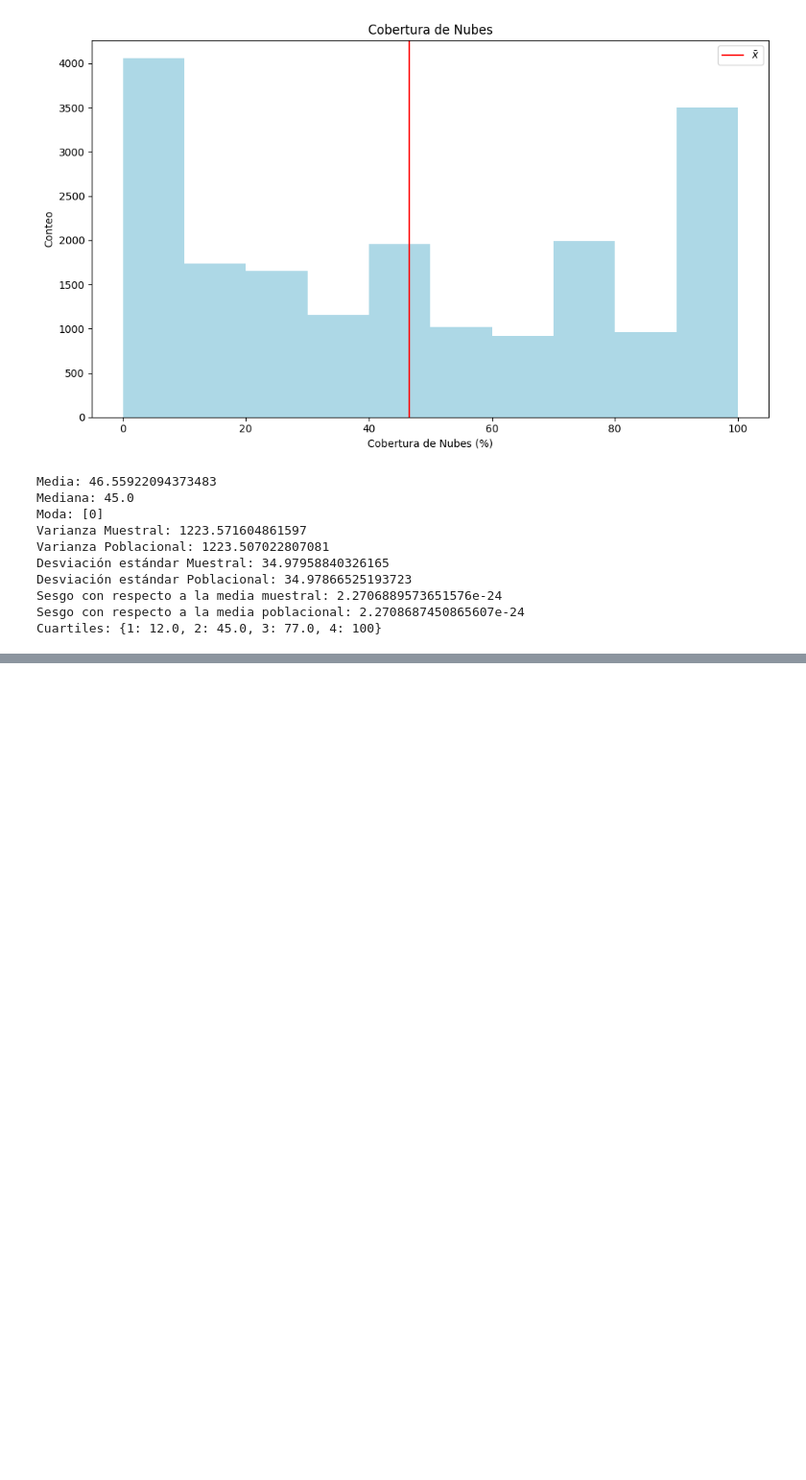
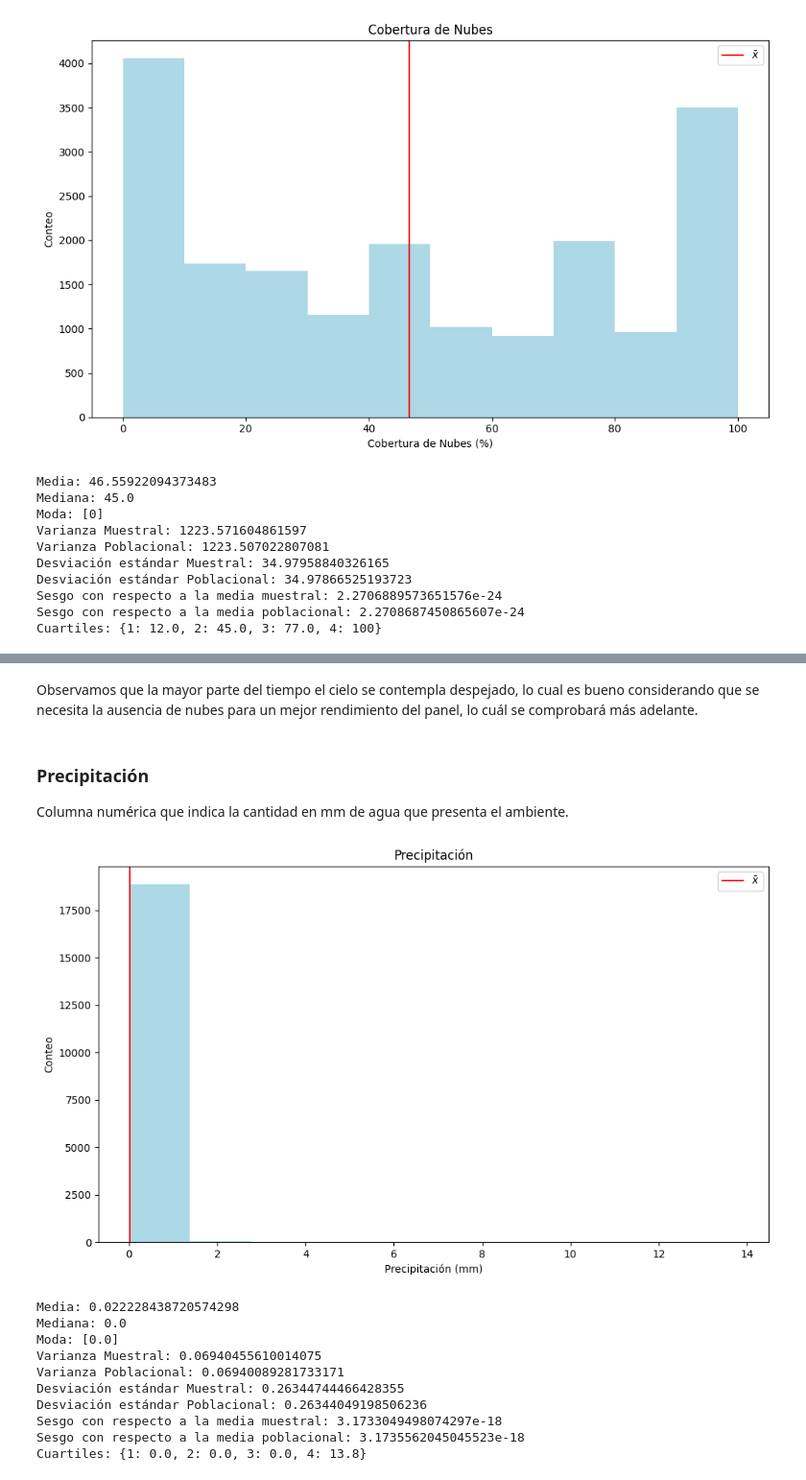
Before and after one commit to ClaudiaGtzD/AprendizajeAutomatico, a Jupyter notebook: Semana03/Tarea_03.ipynb, the cells around one changed output, grey strips where cells are left out. Shown: that part at 96% size. Cells and saved outputs as stored; diff of their text form; code cells hidden in the pictures; blank space fills up the shorter version.

```diff
--- a/Semana03/Tarea_03.ipynb
+++ b/Semana03/Tarea_03.ipynb
@@ -580,0 +473,21 @@ Análisis de: DireccionViento
+# %% [markdown]
+Observamos que la mayor parte del tiempo el cielo se contempla despejado, lo cual es bueno considerando que se necesita la ausencia de nubes para un mejor rendimiento del panel, lo cuál se comprobará más adelante.
+# %% [markdown]
+### Precipitación
+
+Columna numérica que indica la cantidad en mm de agua que presenta el ambiente.
+# %%
+hist_plotting('Precipitación', datosGeneracion['Precipitacion'], 'Precipitación (mm)', 'Conteo', 10, 6)
+Analisis_Descriptivo(datosGeneracion['Precipitacion'].to_list())
+# %% [output]
+[figure, added]
+Media: 0.022228438720574298
+Mediana: 0.0
+Moda: [0.0]
+Varianza Muestral: 0.06940455610014075
+Varianza Poblacional: 0.06940089281733171
+Desviación estándar Muestral: 0.26344744466428355
+Desviación estándar Poblacional: 0.26344049198506236
+Sesgo con respecto a la media muestral: 3.1733049498074297e-18
+Sesgo con respecto a la media poblacional: 3.1735562045045523e-18
+Cuartiles: {1: 0.0, 2: 0.0, 3: 0.0, 4: 13.8}
```
Also changed, not shown: parts of 18 cells of this notebook.
